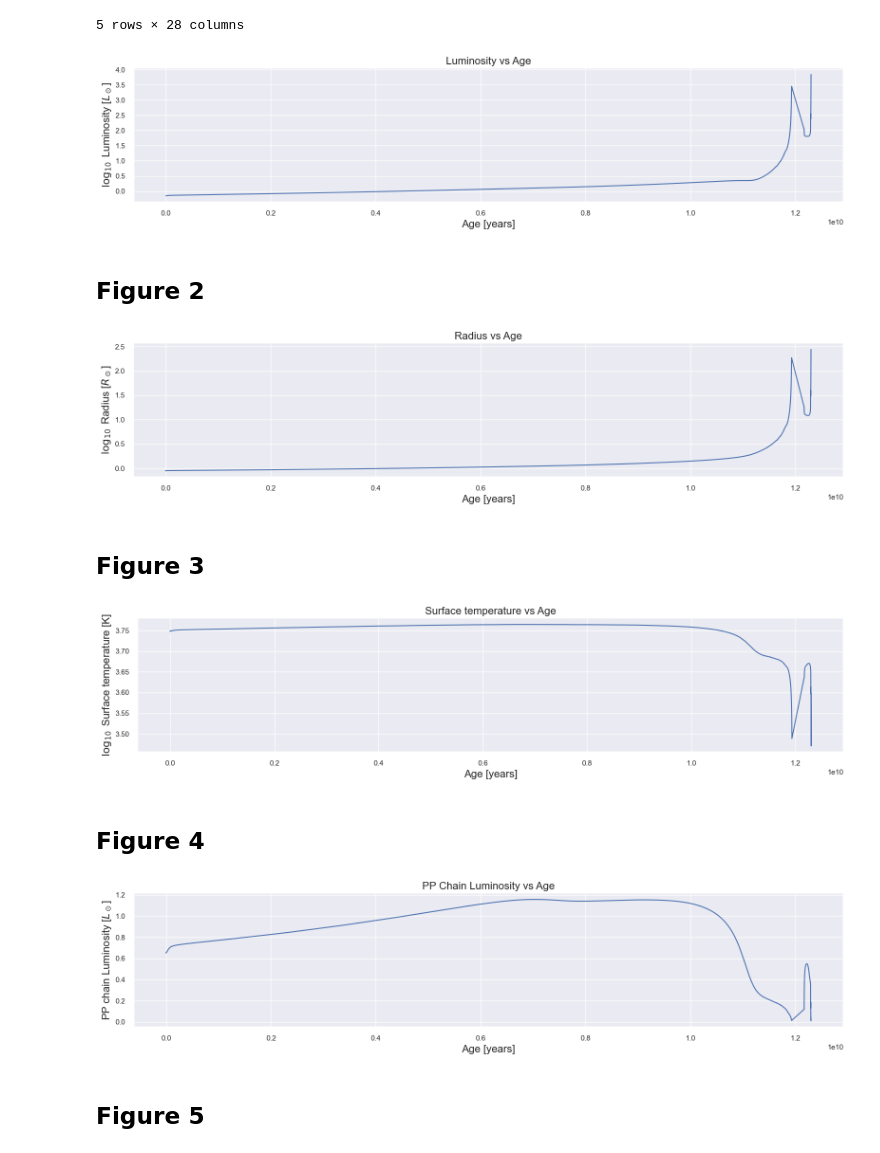
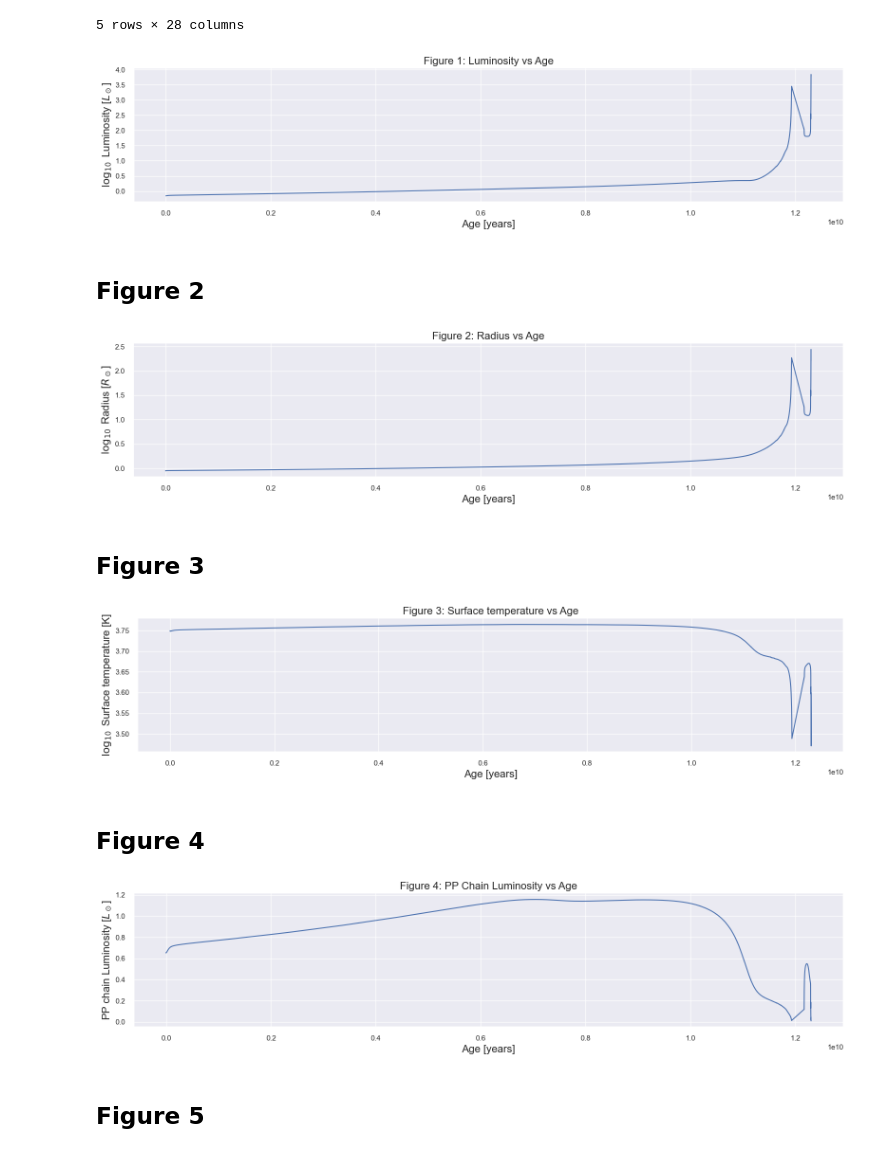
Before and after one commit to GWFrank/GA-2024, a Jupyter notebook: hw4/p1.ipynb, the cells around one changed output. Drawn from its saved outputs; the diff is of its cells as text; code cells hidden in the pictures.

```diff
--- a/hw4/p1.ipynb
+++ b/hw4/p1.ipynb
@@ -78,9 +80,9 @@ Electron degeneracy parameter""".split("\n")
 # %% [markdown]
 ## Figure 1
 # %%
-p1_1_df = pd.read_csv("p1-1_summary.txt", sep="\s+", header=None, index_col=0, names=summary_column_names)
+mass_1_summary = pd.read_csv("p1-1_summary.txt", sep="\s+", header=None, index_col=0, names=summary_column_names)
 
-display(p1_1_df.head())
+display(mass_1_summary.head())
 # %% [output]
 |  | Age | Mass | Luminosity | Radius | Surface temperature | Central temperature | Central density | ... |
 | Step number |  |  |  |  |  |  |  | ... |
@@ -91,64 +93,64 @@ display(p1_1_df.head())
 | 4 | 232000.0 | 1.0 | -0.149109 | -0.047796 | 3.748310 | 7.127134 | 1.893516 | ... |
 5 rows × 28 columns
 # %%
-age_years = p1_1_df["Age"]
-log_luminosity = p1_1_df["Luminosity"] # Log10 L
+age_years = mass_1_summary["Age"]
+log_luminosity = mass_1_summary["Luminosity"] # Log10 L
 
 plt.figure(figsize=(16, 4), dpi=100)
 plt.plot(age_years, log_luminosity)
 plt.xlabel("Age [years]", fontsize=16)
 plt.ylabel("$\log_{10}$ Luminosity [${L_\odot}$]", fontsize=16)
-plt.title("Luminosity vs Age", fontsize=16)
+plt.title("Figure 1: Luminosity vs Age", fontsize=16)
 plt.tight_layout()
-plt.savefig("p1-1_luminosity_vs_age.png", dpi=300)
+plt.savefig("fig01.png", dpi=300)
 plt.show()
 # %% [output]
-[figure, old version]
+[figure, new version]
 # %% [markdown]
 ## Figure 2
 # %%
-log_radius = p1_1_df["Radius"] # Log10 R
+log_radius = mass_1_summary["Radius"] # Log10 R
 
 plt.figure(figsize=(16, 4), dpi=100)
 plt.plot(age_years, log_radius)
 plt.xlabel("Age [years]", fontsize=16)
 plt.ylabel("$\log_{10}$ Radius [${R_\odot}$]", fontsize=16)
-plt.title("Radius vs Age", fontsize=16)
+plt.title("Figure 2: Radius vs Age", fontsize=16)
 plt.tight_layout()
-plt.savefig("p1-1_radius_vs_age.png", dpi=300)
+plt.savefig("fig02.png", dpi=300)
 plt.show()
 # %% [output]
-[figure, old version]
+[figure, new version]
 # %% [markdown]
 ## Figure 3
 # %%
-log_temperature = p1_1_df["Surface temperature"] # Log10 T
+log_temperature = mass_1_summary["Surface temperature"] # Log10 T
 
 plt.figure(figsize=(16, 4), dpi=100)
 plt.plot(age_years, log_temperature)
 plt.xlabel("Age [years]", fontsize=16)
 plt.ylabel("$\log_{10}$ Surface temperature [K]", fontsize=16)
-plt.title("Surface temperature vs Age", fontsize=16)
+plt.title("Figure 3: Surface temperature vs Age", fontsize=16)
 plt.tight_layout()
-plt.savefig("p1-1_temperature_vs_age.png", dpi=300)
+plt.savefig("fig03.png", dpi=300)
 plt.show()
 # %% [output]
-[figure, old version]
+[figure, new version]
 # %% [markdown]
 ## Figure 4
 # %%
-pp_chain_luminosity = p1_1_df["Luminosity from PP chain"]
+pp_chain_luminosity = mass_1_summary["Luminosity from PP chain"]
 
 plt.figure(figsize=(16, 4), dpi=100)
 plt.plot(age_years, pp_chain_luminosity)
 plt.xlabel("Age [years]", fontsize=16)
 plt.ylabel("PP chain Luminosity [$L_\odot$]", fontsize=16)
-plt.title("PP Chain Luminosity vs Age", fontsize=16)
+plt.title("Figure 4: PP Chain Luminosity vs Age", fontsize=16)
 plt.tight_layout()
-plt.savefig("p1-1_pp_chain_luminosity_vs_age.png", dpi=300)
+plt.savefig("fig04.png", dpi=300)
 plt.show()
 # %% [output]
-[figure, old version]
+[figure, new version]
 # %% [markdown]
 ## Figure 5
 # %%
```
Also changed, not shown: parts of 20 cells of this notebook, 26 other files.
